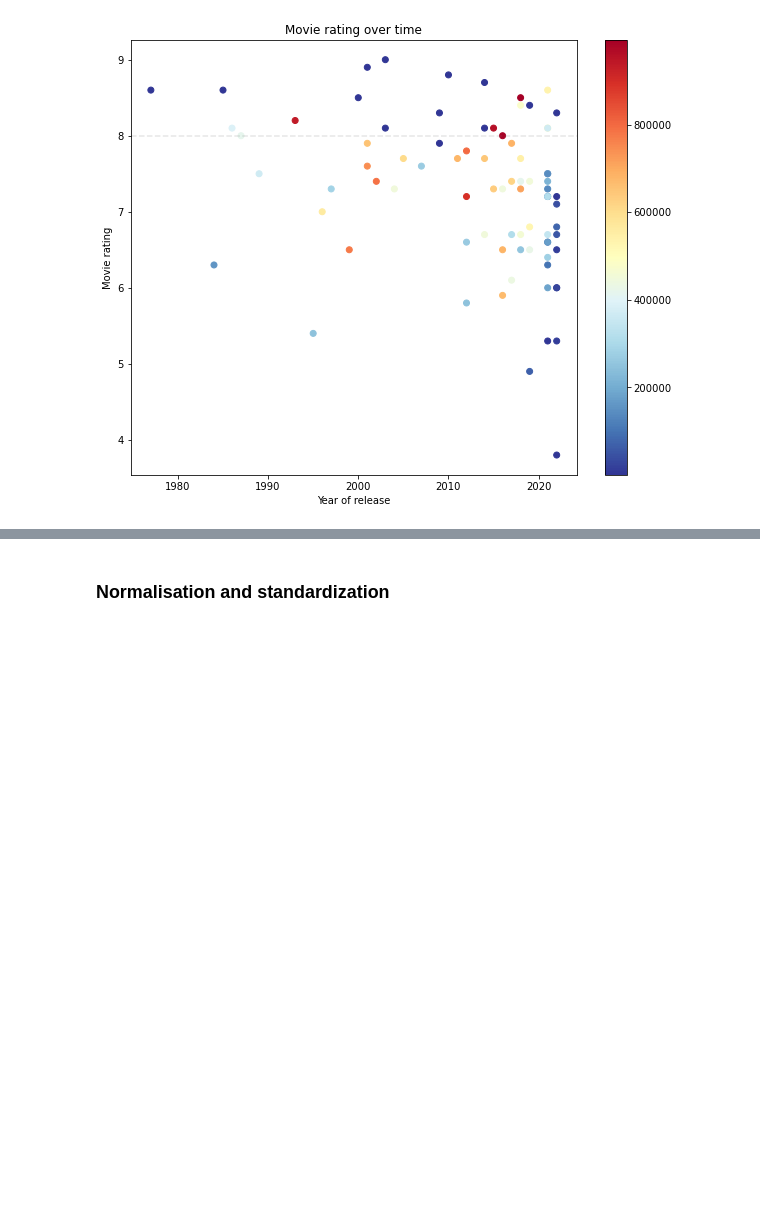
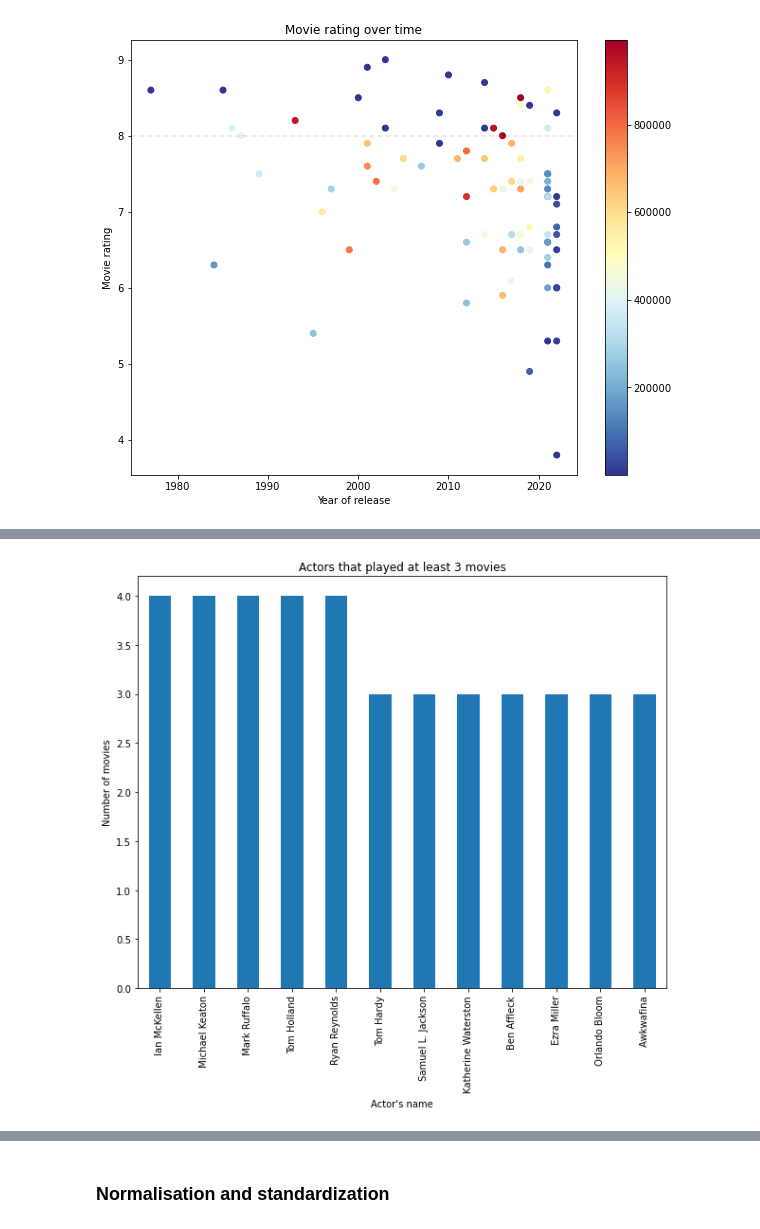
Before and after one commit to RitthujaKandasamy/imdb_challenge, a Jupyter notebook: analysis.ipynb, the cells around one changed output, grey strips where cells are left out. Cells and saved outputs as stored; diff of their text form; code cells hidden in the pictures; blank space fills up the shorter version.

```diff
--- a/analysis.ipynb
+++ b/analysis.ipynb
@@ -133,3 +115,15 @@ plt.show()
+# %%
+k = 3
+nb_movies_per_actor = movie_actors['actors'].value_counts()
+
+nb_movies_per_actor [nb_movies_per_actor >= k].plot(kind = 'bar', figsize = (10, 8))
+plt.title(f'Actors that played at least {k} movies')
+plt.ylabel("Number of movies")
+plt.xlabel("Actor's name")
+plt.show()
+# plt.savefig('movies_per_actor2.png')
+# %% [output]
+[figure, added]
 # %%
 # Number of movies / director
 
```
Also changed, not shown: parts of 11 cells of this notebook, 2 other files.
